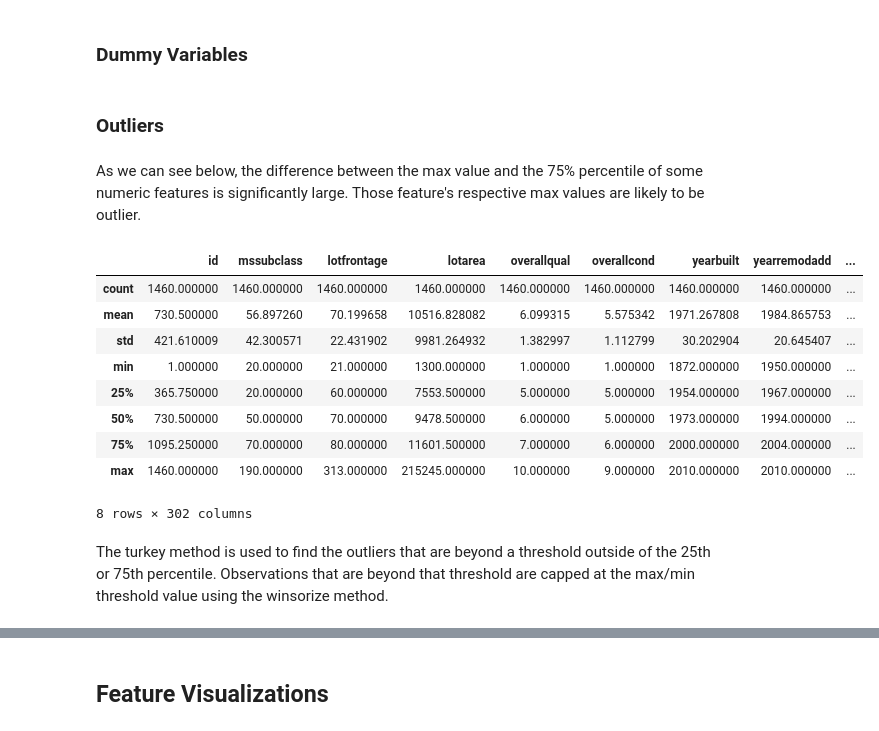
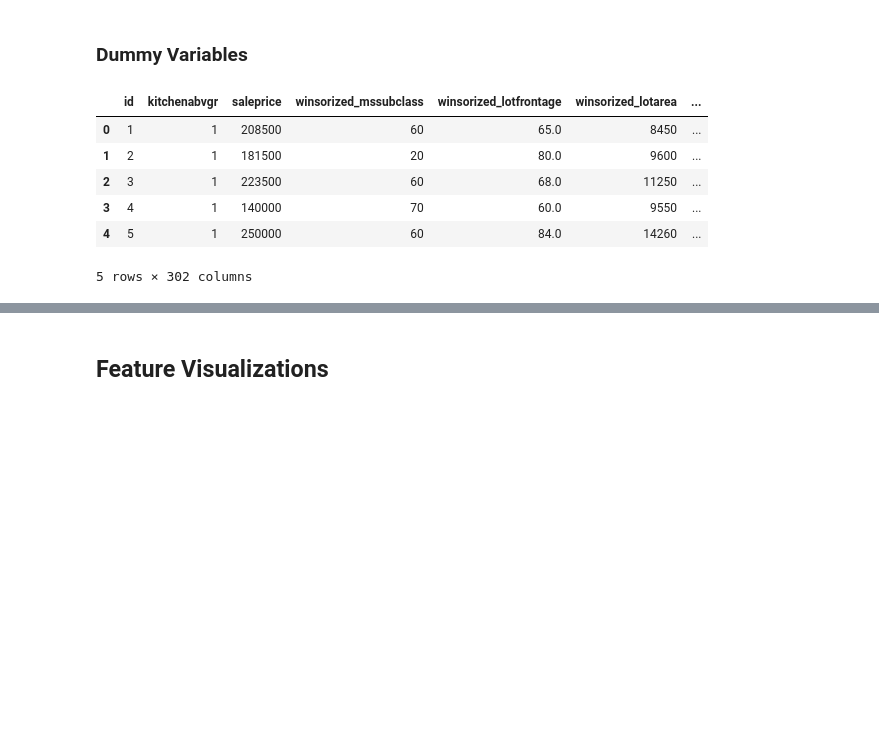
Before and after one commit to marshall7m/thinkful-data-science, a Jupyter notebook: linear_regression/housing_challenge.ipynb, the cells around one changed output, grey strips where cells are left out. Cells and saved outputs as stored; diff of their text form; code cells hidden in the pictures; blank space fills up the shorter version.

```diff
--- a/linear_regression/housing_challenge.ipynb
+++ b/linear_regression/housing_challenge.ipynb
@@ -131,22 +223,13 @@ for col in housing_df.columns:
         housing_df = pd.concat([housing_df, pd.get_dummies(housing_df[col], prefix=col)], axis=1)
         binary_count += 1
         housing_df.drop(col, axis=1, inplace=True)
-# %% [markdown]
-### Outliers
-# %% [markdown]
-As we can see below, the difference between the max value and the 75% percentile of some numeric features is significantly large. Those feature's respective max values are likely to be outlier.
 # %%
-housing_df.describe()
+housing_df.head()
 # %% [output]
-|  | id | mssubclass | lotfrontage | lotarea | overallqual | overallcond | yearbuilt | yearremodadd | ... |
-| count | 1460.000000 | 1460.000000 | 1460.000000 | 1460.000000 | 1460.000000 | 1460.000000 | 1460.000000 | 1460.000000 | ... |
-| mean | 730.500000 | 56.897260 | 70.199658 | 10516.828082 | 6.099315 | 5.575342 | 1971.267808 | 1984.865753 | ... |
-| std | 421.610009 | 42.300571 | 22.431902 | 9981.264932 | 1.382997 | 1.112799 | 30.202904 | 20.645407 | ... |
-| min | 1.000000 | 20.000000 | 21.000000 | 1300.000000 | 1.000000 | 1.000000 | 1872.000000 | 1950.000000 | ... |
-| 25% | 365.750000 | 20.000000 | 60.000000 | 7553.500000 | 5.000000 | 5.000000 | 1954.000000 | 1967.000000 | ... |
-| 50% | 730.500000 | 50.000000 | 70.000000 | 9478.500000 | 6.000000 | 5.000000 | 1973.000000 | 1994.000000 | ... |
-| 75% | 1095.250000 | 70.000000 | 80.000000 | 11601.500000 | 7.000000 | 6.000000 | 2000.000000 | 2004.000000 | ... |
-| max | 1460.000000 | 190.000000 | 313.000000 | 215245.000000 | 10.000000 | 9.000000 | 2010.000000 | 2010.000000 | ... |
+|  | id | kitchenabvgr | saleprice | winsorized_mssubclass | winsorized_lotfrontage | winsorized_lotarea | ... |
+| 0 | 1 | 1 | 208500 | 60 | 65.0 | 8450 | ... |
+| 1 | 2 | 1 | 181500 | 20 | 80.0 | 9600 | ... |
+| 2 | 3 | 1 | 223500 | 60 | 68.0 | 11250 | ... |
+| 3 | 4 | 1 | 140000 | 70 | 60.0 | 9550 | ... |
+| 4 | 5 | 1 | 250000 | 60 | 84.0 | 14260 | ... |
-8 rows × 302 columns
+5 rows × 302 columns
-# %% [markdown]
-The turkey method is used to find the outliers that are beyond a threshold outside of the 25th or 75th percentile. Observations that are beyond that threshold are capped at the max/min threshold value using the winsorize method.
```
Also changed, not shown: parts of 41 cells of this notebook.
